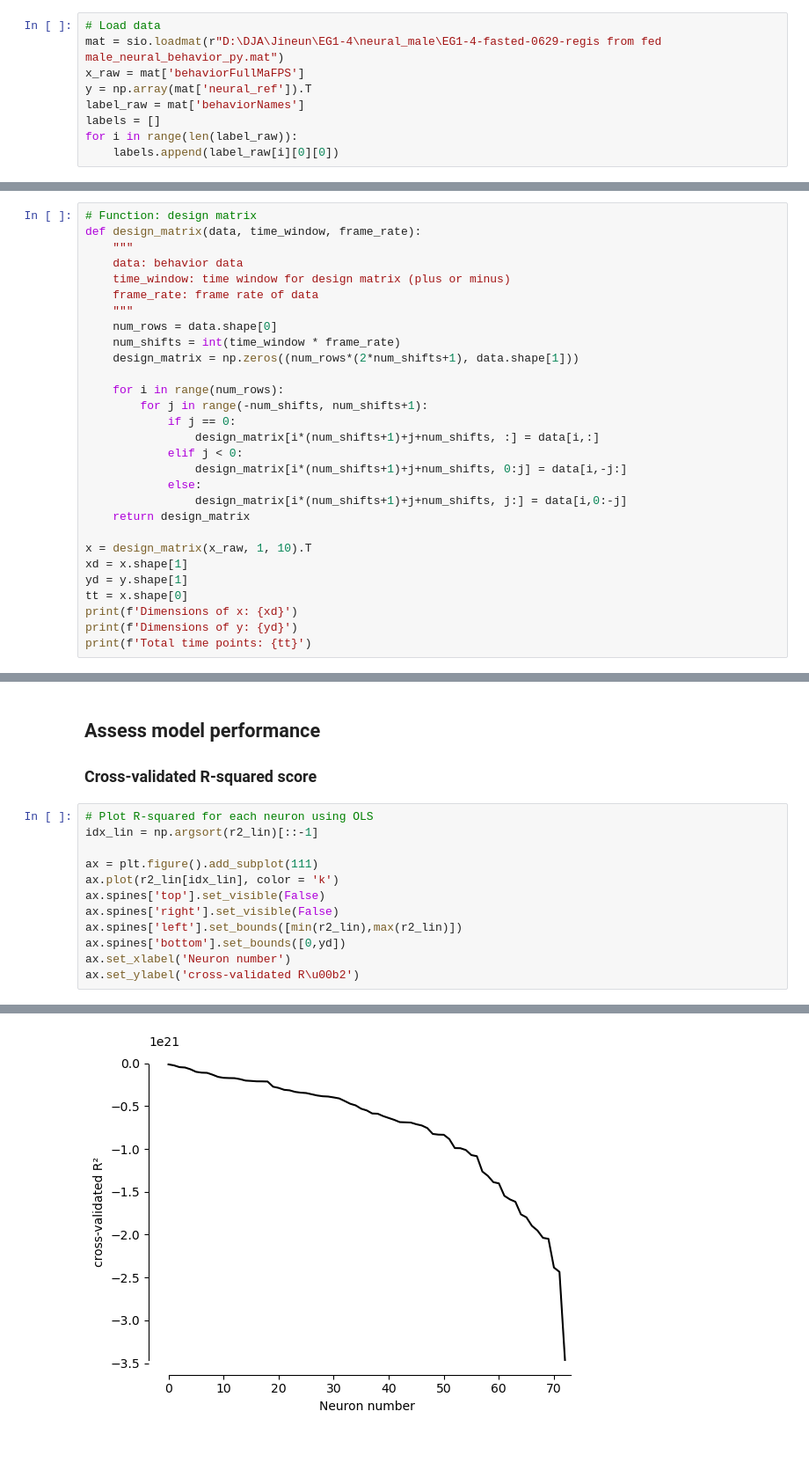
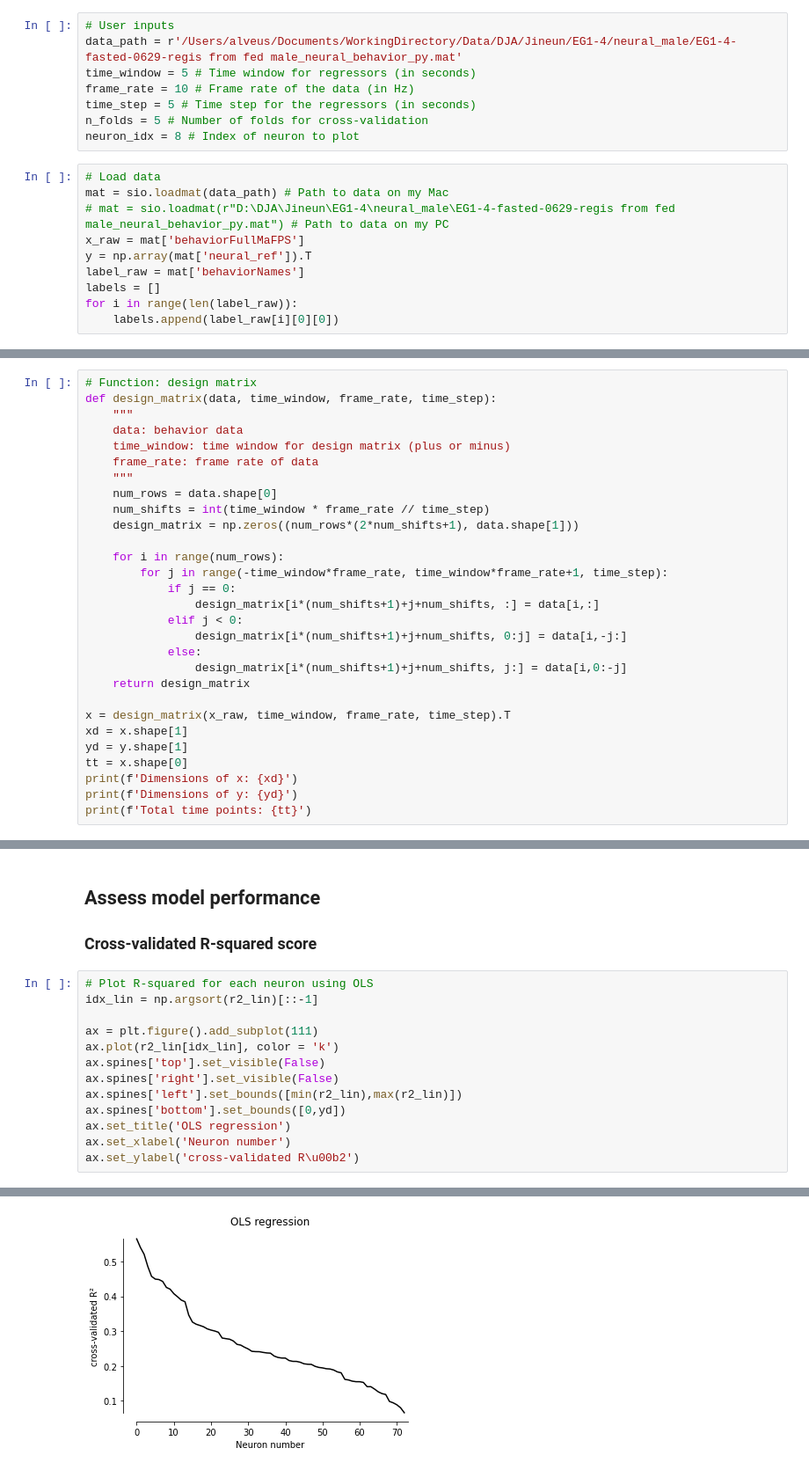
Before and after one commit to CharlesXu-Jingyue/DJA_FallRotation, a Jupyter notebook: DJA_GLM-HHM/glm.ipynb, the cells around one changed output, grey strips where cells are left out. Shown at 88% size. Drawn from its saved outputs; the diff is of its cells as text; blank space fills up the shorter version.

Commit message:
time window to 5s

```diff
--- a/DJA_GLM-HHM/glm.ipynb
+++ b/DJA_GLM-HHM/glm.ipynb
@@ -18,9 +20,18 @@ from sklearn.metrics import r2_score
 
 # import ssm
 # from ssm.util import find_permutation
+# %%
+# User inputs
+data_path = r'/Users/alveus/Documents/WorkingDirectory/Data/DJA/Jineun/EG1-4/neural_male/EG1-4-fasted-0629-regis from fed male_neural_behavior_py.mat'
+time_window = 5 # Time window for regressors (in seconds)
+frame_rate = 10 # Frame rate of the data (in Hz)
+time_step = 5 # Time step for the regressors (in seconds)
+n_folds = 5 # Number of folds for cross-validation
+neuron_idx = 8 # Index of neuron to plot
 # %%
 # Load data
-mat = sio.loadmat(r"D:\DJA\Jineun\EG1-4\neural_male\EG1-4-fasted-0629-regis from fed male_neural_behavior_py.mat")
+mat = sio.loadmat(data_path) # Path to data on my Mac
+# mat = sio.loadmat(r"D:\DJA\Jineun\EG1-4\neural_male\EG1-4-fasted-0629-regis from fed male_neural_behavior_py.mat") # Path to data on my PC
 x_raw = mat['behaviorFullMaFPS']
 y = np.array(mat['neural_ref']).T
 label_raw = mat['behaviorNames']
@@ -31,18 +42,18 @@ for i in range(len(label_raw)):
 ## Processing data
 # %%
 # Function: design matrix
-def design_matrix(data, time_window, frame_rate):
+def design_matrix(data, time_window, frame_rate, time_step):
     """
     data: behavior data
     time_window: time window for design matrix (plus or minus)
     frame_rate: frame rate of data
     """
     num_rows = data.shape[0]
-    num_shifts = int(time_window * frame_rate)
+    num_shifts = int(time_window * frame_rate // time_step)
     design_matrix = np.zeros((num_rows*(2*num_shifts+1), data.shape[1]))
 
     for i in range(num_rows):
-        for j in range(-num_shifts, num_shifts+1):
+        for j in range(-time_window*frame_rate, time_window*frame_rate+1, time_step):
             if j == 0:
                 design_matrix[i*(num_shifts+1)+j+num_shifts, :] = data[i,:]
             elif j < 0:
@@ -51,7 +62,7 @@ def design_matrix(data, time_window, frame_rate):
                 design_matrix[i*(num_shifts+1)+j+num_shifts, j:] = data[i,0:-j]
     return design_matrix
 
-x = design_matrix(x_raw, 1, 10).T
+x = design_matrix(x_raw, time_window, frame_rate, time_step).T
 xd = x.shape[1]
 yd = y.shape[1]
 tt = x.shape[0]
@@ -174,18 +184,19 @@ r2_ridge = np.mean(r2_ridge, axis=1) # Average R2 across folds
 # %%
 # Plot R-squared for each neuron using OLS
 idx_lin = np.argsort(r2_lin)[::-1]
 
 ax = plt.figure().add_subplot(111)
 ax.plot(r2_lin[idx_lin], color = 'k')
 ax.spines['top'].set_visible(False)
 ax.spines['right'].set_visible(False)
 ax.spines['left'].set_bounds([min(r2_lin),max(r2_lin)])
 ax.spines['bottom'].set_bounds([0,yd])
+ax.set_title('OLS regression')
 ax.set_xlabel('Neuron number')
 ax.set_ylabel('cross-validated R\u00b2')
 # %% [output]
 Text(0, 0.5, 'cross-validated R²')
-[figure, old version]
+[figure, new version]
 # %%
 # Plot R-squared for each neuron using ridge regression
 idx_ridge = np.argsort(r2_ridge)[::-1]
```
Also changed, not shown: parts of 12 cells of this notebook, 1 other file.
